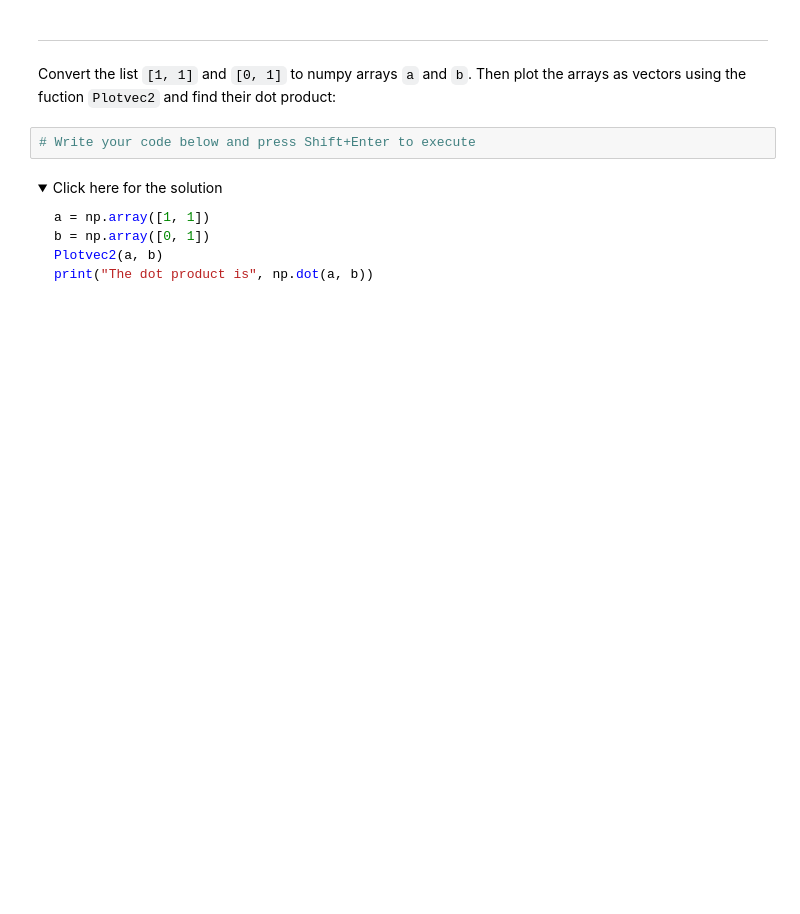
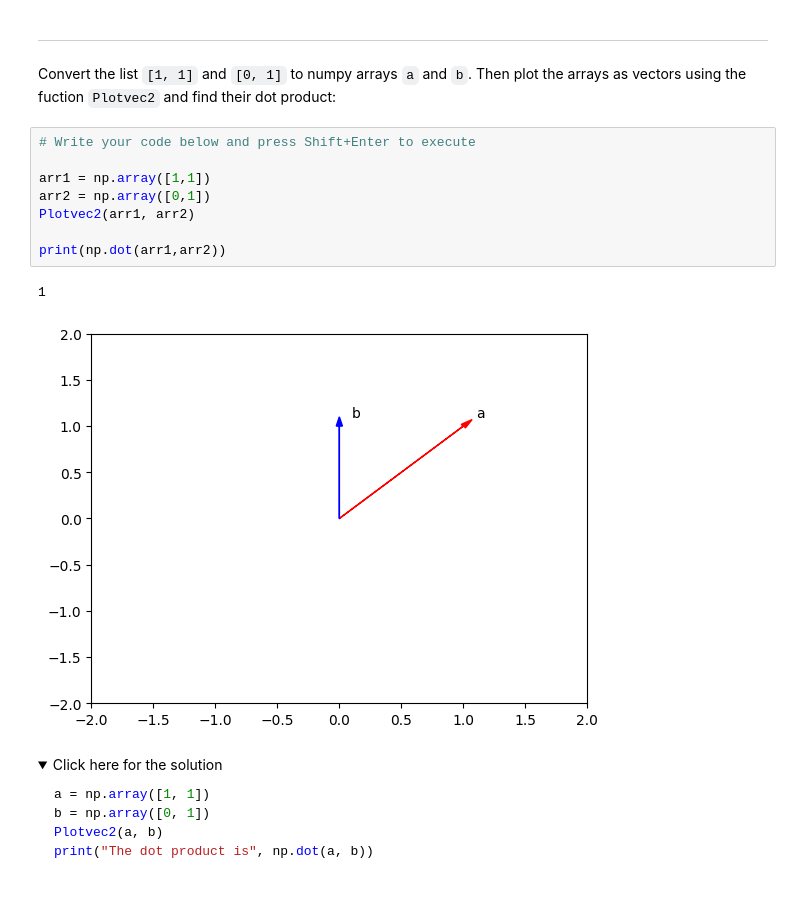
Before and after one commit to tranttha/IBM-DS-Course, a Jupyter notebook: Course 4 Python for DS, AI and developement/Module 4 Working with Data in Python/5-1-Numpy1D.ipynb, the cells around one changed output. Drawn from its saved outputs; the diff is of its cells as text; folded sections open; blank space fills up the shorter version.

```diff
--- a/Course 4 Python for DS, AI and developement/Module 4 Working with Data in Python/5-1-Numpy1D.ipynb
+++ b/Course 4 Python for DS, AI and developement/Module 4 Working with Data in Python/5-1-Numpy1D.ipynb
@@ -953,6 +1019,15 @@ print("The dot product is", np.dot(a, b))
 Convert the list <code>\[1, 1]</code> and <code>\[0, 1]</code> to numpy arrays <code>a</code> and <code>b</code>. Then plot the arrays as vectors using the fuction <code>Plotvec2</code> and find their dot product:
 # %%
 # Write your code below and press Shift+Enter to execute
+
+arr1 = np.array([1,1])
+arr2 = np.array([0,1])
+Plotvec2(arr1, arr2)
+
+print(np.dot(arr1,arr2))
+# %% [output]
+1
+[figure, added]
 # %% [markdown]
 <details><summary>Click here for the solution</summary>
 
```
Also changed, not shown: parts of 25 cells of this notebook.
